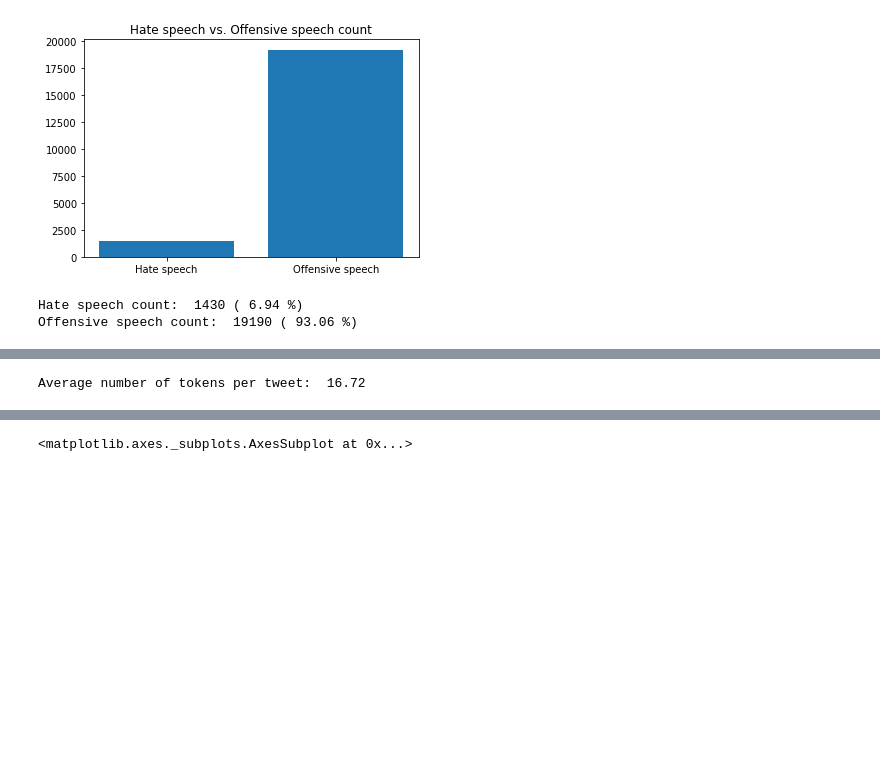
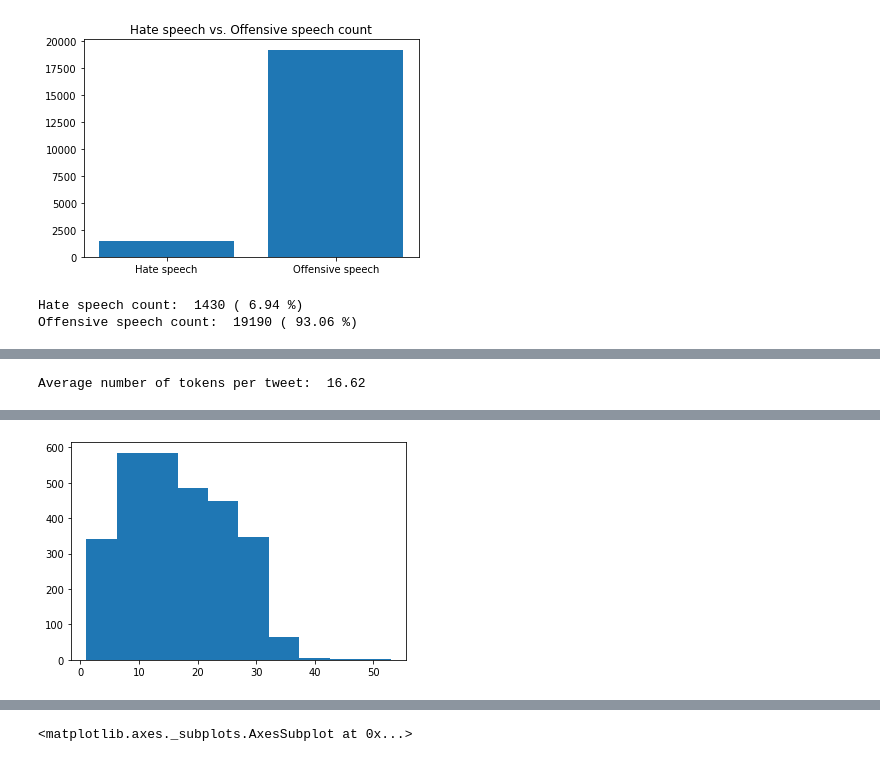
Before and after one commit to sheensta/twitter_hate_speech, a Jupyter notebook: notebooks/Week1_Problem,Dataset, Exploratory Data Analysis-checkpoint.ipynb, the cells around one changed output, grey strips where cells are left out. Saved outputs shown, nothing was run; the diff lists cells and outputs as text; code cells hidden in the pictures; blank space fills up the shorter version.

```diff
--- a/notebooks/Week1_Problem,Dataset, Exploratory Data Analysis-checkpoint.ipynb
+++ b/notebooks/Week1_Problem,Dataset, Exploratory Data Analysis-checkpoint.ipynb
@@ -147,10 +182,10 @@ con = sqlite3.connect('twitter_hate.db')
 drop = '''drop table tweets_nlp'''
 with sqlite3.connect('twitter_hate.db') as con:
     con.execute(drop)
-df.to_sql('tweets_nlp', con)
+df_bal.to_sql('tweets_nlp', con)
 sql = """
 SELECT * FROM tweets_nlp
 """
 with sqlite3.connect('twitter_hate.db') as con:
-    df = pd.read_sql_query(sql, con)
+    df_bal = pd.read_sql_query(sql, con)
 # %%
@@ -177,6 +212,6 @@ num_tokens            20620
 dtype: int64
 # %%
-plt.hist(df['num_tokens'])
-print('Average number of tokens per tweet: ', round(df['num_tokens'].mean(), 2))
+plt.hist(df_bal['num_tokens'])
+print('Average number of tokens per tweet: ', round(df_bal['num_tokens'].mean(), 2))
 # %% [output]
-Average number of tokens per tweet:  16.72
+Average number of tokens per tweet:  16.62
@@ -184 +218,2 @@ Average number of tokens per tweet:  16.72
+[figure, added]
 # %%
```
Also changed, not shown: parts of 25 cells of this notebook, 1 other file.
